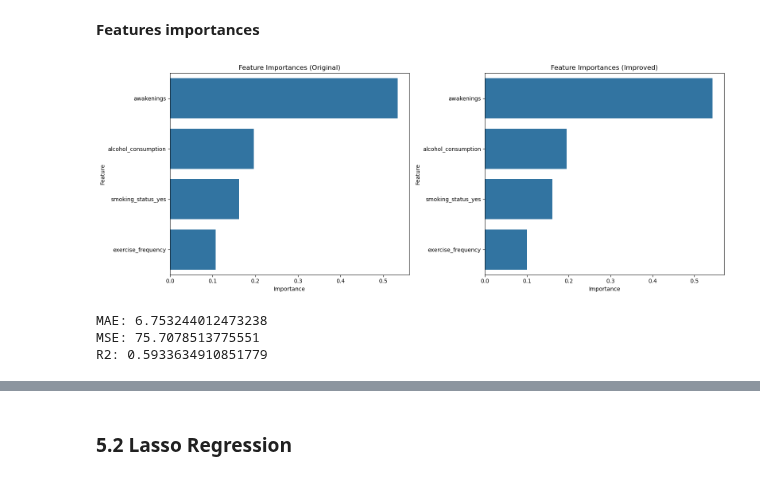
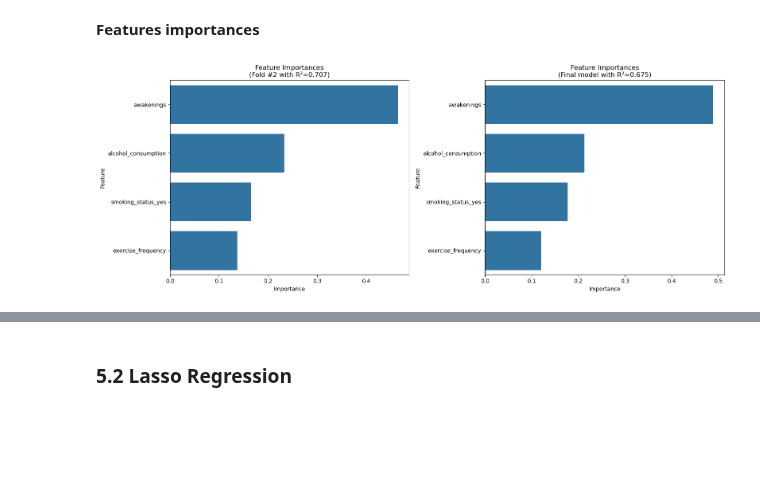
Before and after one commit to Jelles/ML-Model, a Jupyter notebook: Data Analysis - Sleep Efficiency.ipynb, the cells around one changed output, grey strips where cells are left out. Drawn from its saved outputs; the diff is of its cells as text; code cells hidden in the pictures; blank space fills up the shorter version.

Commit message:
added cross validation for GradientBoosting

```diff
--- a/Data Analysis - Sleep Efficiency.ipynb
+++ b/Data Analysis - Sleep Efficiency.ipynb
@@ -484,44 +531,32 @@ NameError: name 'model' is not defined
 # %% [markdown]
 **Features importances**
 # %%
-# Analyze the effect of caffeine_consumption
-feature_importances_original = pd.DataFrame({
-    'Feature': X.columns,
-    'Importance': model.feature_importances_
-}).sort_values(by='Importance', ascending=False)
+r2_scores = cv_results['test_R2']
+best_fold = np.argmax(r2_scores)
 
-feature_importances_improved = pd.DataFrame({
-    'Feature': X.columns,
-    'Importance': model_cv.best_estimator_.feature_importances_
-}).sort_values(by='Importance', ascending=False)
+best_gscv = cv_results['estimator'][best_fold]
 
-# Create subplots to display both bar plots side by side
+best_model = best_gscv.best_estimator_
+
+final = GradientBoostingRegressor(**best_gscv.best_params_)
+final.fit(X, y)
+
+feature_importances_final = pd.DataFrame({
+    'Feature'   : X.columns,
+    'Importance': best_model.feature_importances_
+}).sort_values('Importance', ascending=False)
+
+feature_importances_global = pd.DataFrame({
+    'Feature'   : X.columns,
+    'Importance': final.feature_importances_
+}).sort_values('Importance', ascending=False)
+
 fig, axes = plt.subplots(1, 2, figsize=(16, 6))
-
-# Plot for the original model
-sns.barplot(x='Importance', y='Feature', data=feature_importances_original, ax=axes[0])
-axes[0].set_title('Feature Importances (Original)')
-
-# Plot for the improved model
-sns.barplot(x='Importance', y='Feature', data=feature_importances_improved, ax=axes[1])
-axes[1].set_title('Feature Importances (Improved)')
-
+sns.barplot(x='Importance', y='Feature', data=feature_importances_final, ax=axes[0])
+axes[0].set_title(f'Feature Importances\n(Fold #{best_fold+1} with R²={r2_scores[best_fold]:.3f})')
+sns.barplot(x='Importance', y='Feature', data=feature_importances_global, ax=axes[1])
+axes[1].set_title(f'Feature Importances\n(Final model with R²={r2_score(y, final.predict(X)):.3f})')
 plt.tight_layout()
 plt.show()
 # %% [output]
-[figure, old version]
+[figure, new version]
-# %%
-# RFECV
-from sklearn.feature_selection import RFECV
-
-rfe = RFECV(estimator=model, step=1, cv=5, scoring='neg_mean_squared_error')
-rfe.fit(X_train, y_train)
-y_pred = rfe.predict(X_test)
-mae = mean_absolute_error(y_pred=y_pred, y_true=y_test)
-mse = mean_squared_error(y_pred=y_pred, y_true=y_test)
-r2 = r2_score(y_pred=y_pred, y_true=y_test)
-print('MAE:', mae, '\nMSE:', mse, '\nR2:', r2)
-# %% [output]
-MAE: 6.753244012473238
-MSE: 75.7078513775551
-R2: 0.5933634910851779
```
Also changed, not shown: parts of 10 cells of this notebook.
